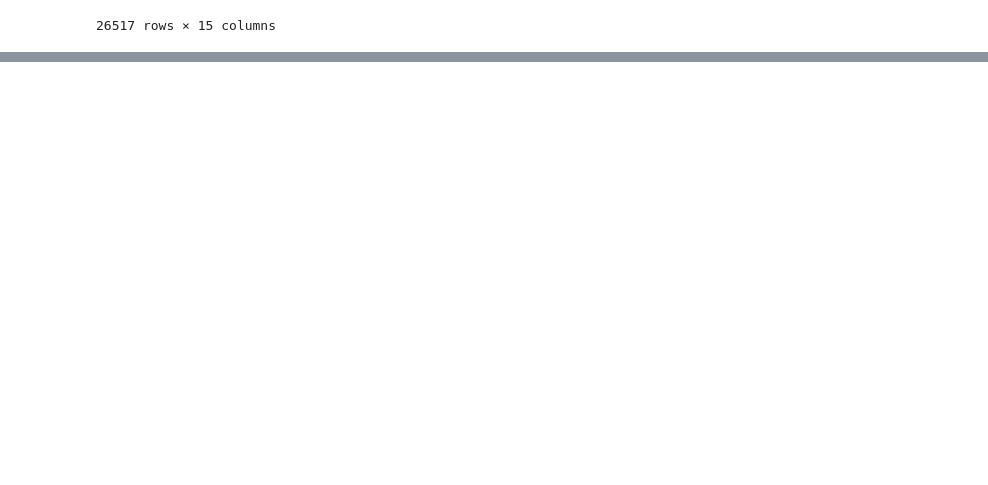
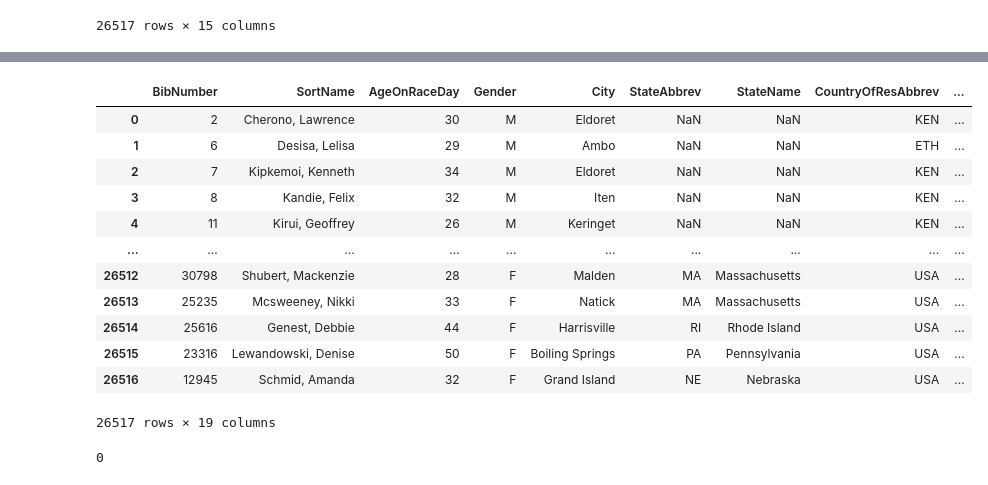
Before and after one commit to skhelifi1/Running-Project-GroupE, a Jupyter notebook: boston2019_elevation.ipynb, the cells around one changed output, grey strips where cells are left out. Saved outputs shown, nothing was run; the diff lists cells and outputs as text; code cells hidden in the pictures; blank space fills up the shorter version.

Commit message:
gathered elevation data

```diff
--- a/boston2019_elevation.ipynb
+++ b/boston2019_elevation.ipynb
@@ -393,0 +438,4 @@ boston2019_coords_df
+# %%
+# create list of coordinates
+coord_list = all_coords_df["Coordinates"].tolist()
+print(coord_list[0])
@@ -393,0 +444,12 @@ boston2019_coords_df
+# %%
+# set up url to get elevations
+base_url = "https://maps.googleapis.com/maps/api/elevation/json"
+params = {
+    "key": g_key,
+}
+
+# testing api
+#locations = coord_list[0]
+#params["locations"] = locations
+#response = requests.get(base_url, params=params).json()
+#print(json.dumps(response, indent=4))
@@ -393,0 +477,17 @@ boston2019_coords_df
+# %%
+# create list to store elevations
+elevation = []
+
+# make api requests for elevations
+for coord in coord_list:
+    params["locations"] = coord
+    response = requests.get(base_url, params=params).json()
+    if response["status"] == "OK":
+        elevation.append(response["results"][0]["elevation"])
+    else:
+        elevation.append("none")
+# %%
+# add elevations to the dataframe
+all_coords_df["Elevation"] = elevation
+all_coords_df = all_coords_df.reset_index(drop=True)
+all_coords_df
@@ -393,0 +508,24 @@ boston2019_coords_df
+# %%
+# merge elevations into main dataframe with all data
+all_elevation_df = pd.merge(boston2019_coords_df, all_coords_df, on="Address", how="left")
+all_elevation_df
+# %% [output]
+|  | BibNumber | SortName | AgeOnRaceDay | Gender | City | StateAbbrev | StateName | CountryOfResAbbrev | ... |
+| 0 | 2 | Cherono, Lawrence | 30 | M | Eldoret | NaN | NaN | KEN | ... |
+| 1 | 6 | Desisa, Lelisa | 29 | M | Ambo | NaN | NaN | ETH | ... |
+| 2 | 7 | Kipkemoi, Kenneth | 34 | M | Eldoret | NaN | NaN | KEN | ... |
+| 3 | 8 | Kandie, Felix | 32 | M | Iten | NaN | NaN | KEN | ... |
+| 4 | 11 | Kirui, Geoffrey | 26 | M | Keringet | NaN | NaN | KEN | ... |
+| ... | ... | ... | ... | ... | ... | ... | ... | ... | ... |
+| 26512 | 30798 | Shubert, Mackenzie | 28 | F | Malden | MA | Massachusetts | USA | ... |
+| 26513 | 25235 | Mcsweeney, Nikki | 33 | F | Natick | MA | Massachusetts | USA | ... |
+| 26514 | 25616 | Genest, Debbie | 44 | F | Harrisville | RI | Rhode Island | USA | ... |
+| 26515 | 23316 | Lewandowski, Denise | 50 | F | Boiling Springs | PA | Pennsylvania | USA | ... |
+| 26516 | 12945 | Schmid, Amanda | 32 | F | Grand Island | NE | Nebraska | USA | ... |
+26517 rows × 19 columns
+# %%
+# count elevations listed as "none"
+none_elevation = (all_elevation_df["Elevation"] == "none").sum()
+none_elevation
+# %% [output]
+0
```
Also changed, not shown: parts of 10 cells of this notebook, 1 other file.
